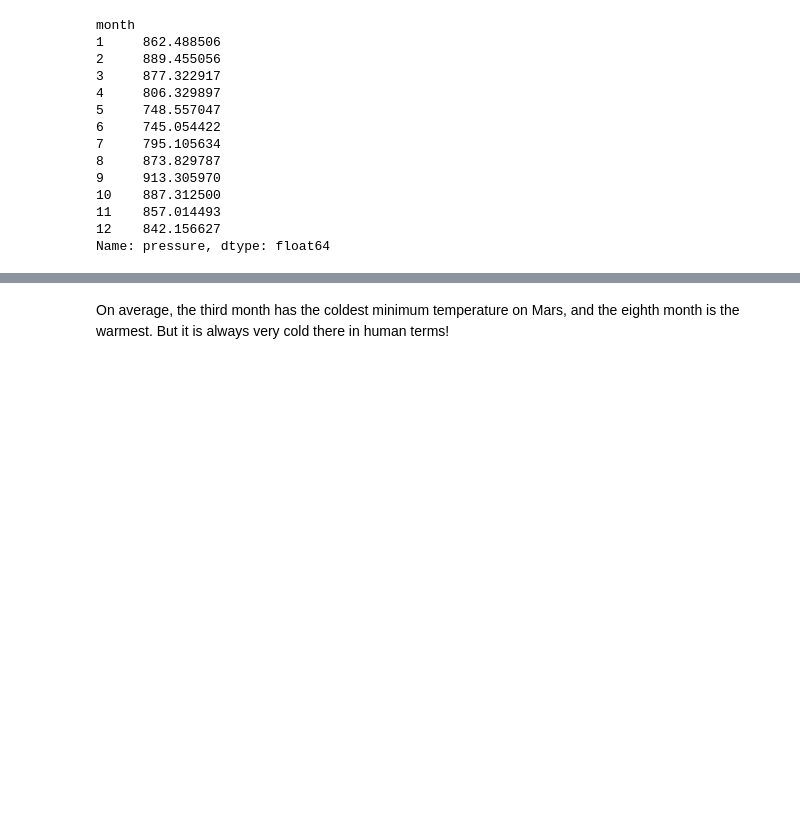
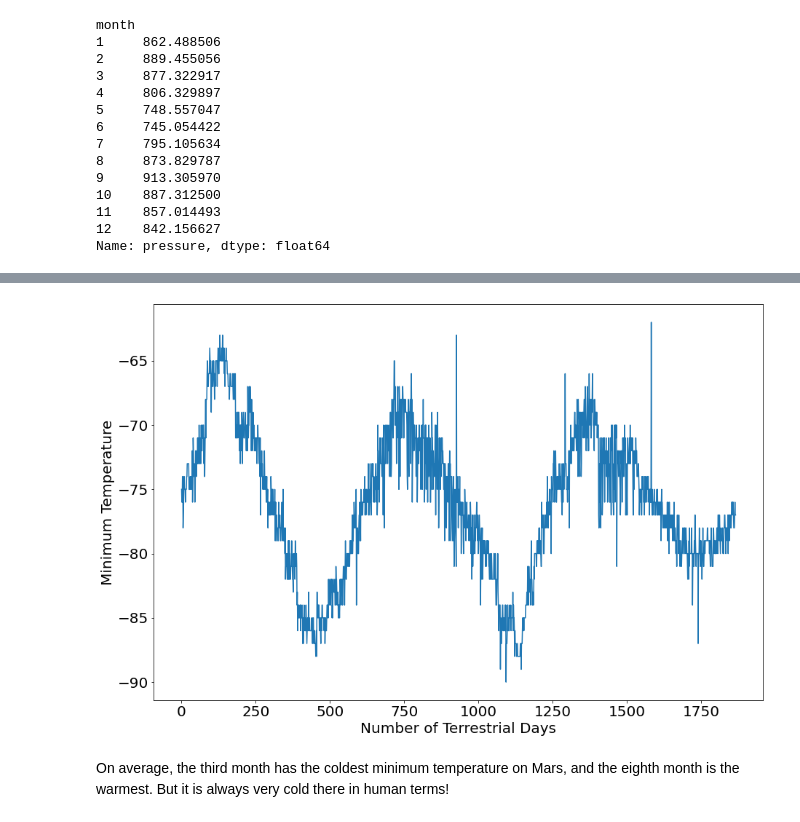
Before and after one commit to JeremyTallant/web-scraping-challenge, a Jupyter notebook: part_2_mars_weather.ipynb, the cells around one changed output, grey strips where cells are left out. Cells and saved outputs as stored; diff of their text form; code cells hidden in the pictures; blank space fills up the shorter version.

```diff
--- a/part_2_mars_weather.ipynb
+++ b/part_2_mars_weather.ipynb
@@ -176,3 +235,13 @@ Name: pressure, dtype: float64
+# %%
+# 5. How many terrestrial (earth) days are there in a Martian year?
+df.plot(y = 'min_temp', use_index = True, legend = False, figsize = (15,10))
+plt.xlabel('Number of Terrestrial Days', fontsize = 20)
+plt.ylabel('Minimum Temperature', fontsize = 20)
+plt.xticks(rotation = 0, fontsize = 20)
+plt.yticks(fontsize = 20)
+plt.show()
+# %% [output]
+[figure, added]
 # %% [markdown]
 On average, the third month has the coldest minimum temperature on Mars, and the eighth month is the warmest. But it is always very cold there in human terms!
 # %% [markdown]
```
Also changed, not shown: parts of 23 cells of this notebook, 4 other files.
